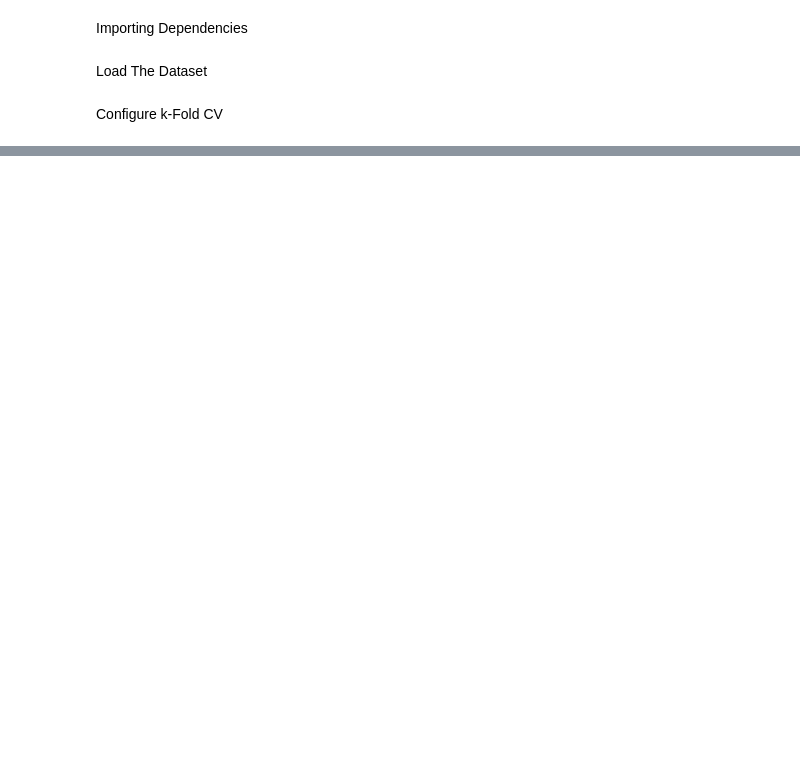
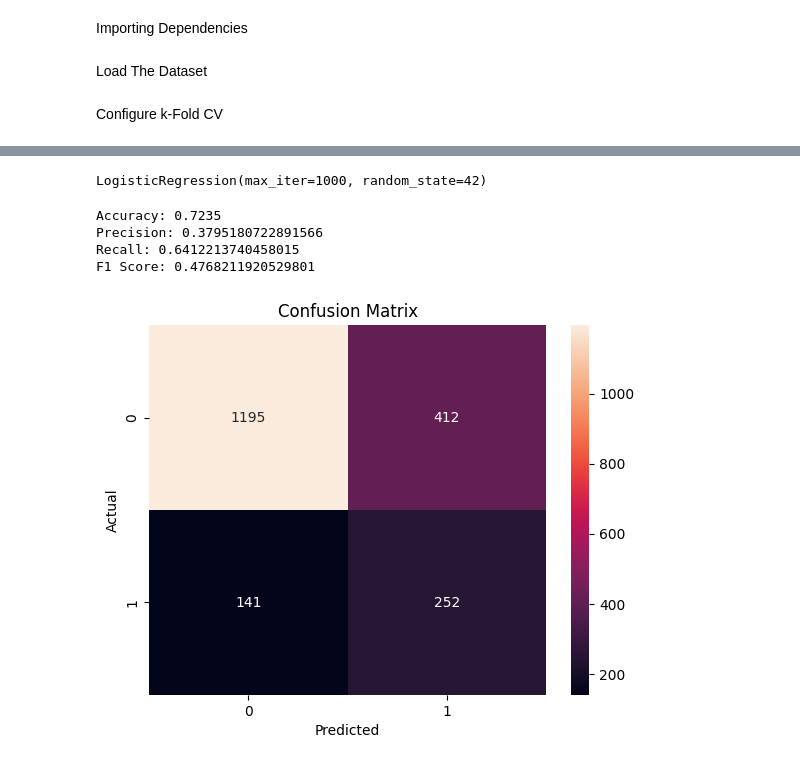
Before and after one commit to yshanukajay/telco_customer_churn, a Jupyter notebook: auto_prepared_notebooks/02_kfold_validation.ipynb, the cells around one changed output, grey strips where cells are left out. Drawn from its saved outputs; the diff is of its cells as text; code cells hidden in the pictures; blank space fills up the shorter version.

```diff
--- a/auto_prepared_notebooks/02_kfold_validation.ipynb
+++ b/auto_prepared_notebooks/02_kfold_validation.ipynb
@@ -53,0 +63,21 @@ f1 : 0.7165510168838646
+# %%
+best_index = np.argmax(cv_results['test_score'])
+fold_indices = list(cv.split(X_train, Y_train))
+
+best_train_idx, best_test_idx = fold_indices[best_index]
+
+X_train_best = X_train[best_train_idx]
+Y_train_best = Y_train[best_train_idx]
+X_test_best = X_train[best_test_idx]
+Y_test_best = Y_train[best_test_idx]
+# %%
+lr = LogisticRegression(
+    max_iter=1000, random_state=42
+)
+
+lr.fit(X_train_best, Y_train_best)
+# %% [output]
+LogisticRegression(max_iter=1000, random_state=42)
+# %%
+Y_hat_train = lr.predict(X_train)
+Y_hat_test = lr.predict(X_test)
@@ -53,0 +89,19 @@ f1 : 0.7165510168838646
+# %%
+print(f"Accuracy: {acc}")
+print(f"Precision: {precision}")
+print(f"Recall: {recall}")
+print(f"F1 Score: {f1}")
+# %% [output]
+Accuracy: 0.7235
+Precision: 0.3795180722891566
+Recall: 0.6412213740458015
+F1 Score: 0.4768211920529801
+# %%
+cm = confusion_matrix(Y_test, Y_hat_test)
+sns.heatmap(cm, annot = True, fmt = 'd')
+plt.xlabel('Predicted')
+plt.ylabel('Actual')
+plt.title('Confusion Matrix')
+plt.show()
+# %% [output]
+[figure, added]
```
Also changed, not shown: parts of 4 cells of this notebook.
